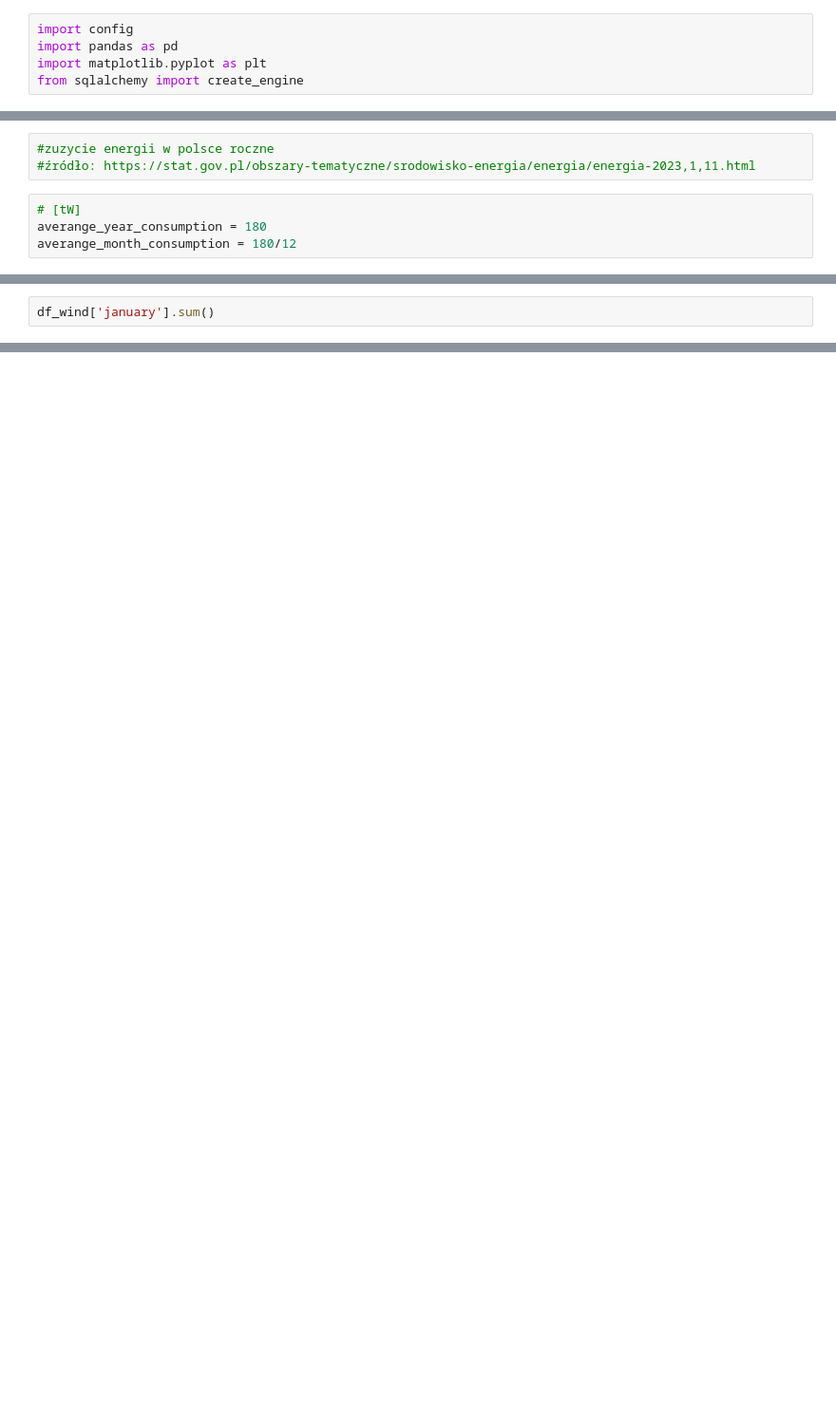
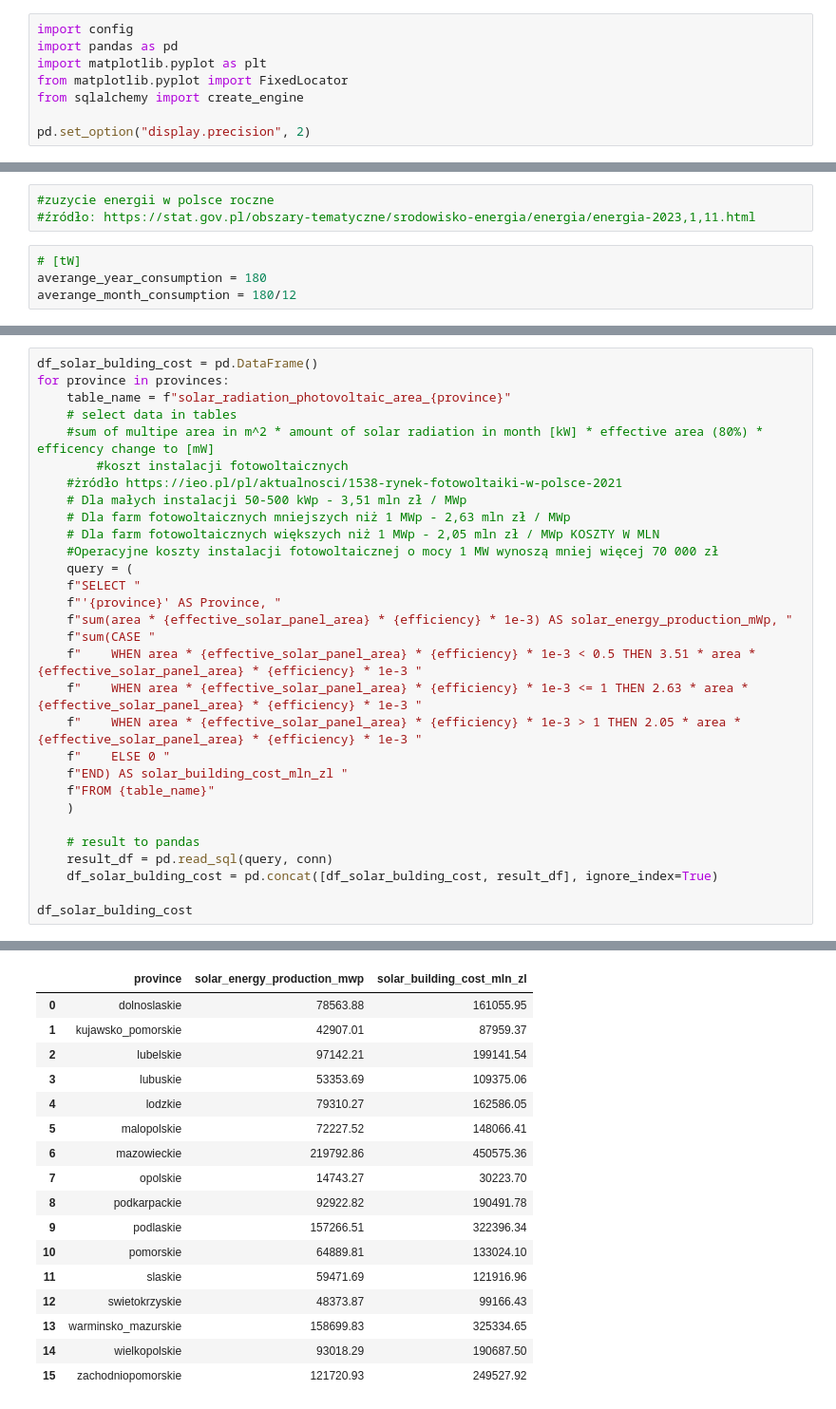
Before and after one commit to geoworldlook/Renewable_energy_optimum_location_function, a Jupyter notebook: Step_5_Analysis_Jupyter.ipynb, the cells around one changed output, grey strips where cells are left out. Shown: that part at 95% size. Drawn from its saved outputs; the diff is of its cells as text; blank space fills up the shorter version.

```diff
--- a/Step_5_Analysis_Jupyter.ipynb
+++ b/Step_5_Analysis_Jupyter.ipynb
@@ -2,7 +2,10 @@
 import config
 import pandas as pd
 import matplotlib.pyplot as plt
+from matplotlib.pyplot import FixedLocator
 from sqlalchemy import create_engine
+
+pd.set_option("display.precision", 2)
 # %%
 #import config dataW
 mysql = config.mysql
@@ -393,3 +390,31 @@ df_solar['january'].sum()
 # %%
-df_wind['january'].sum()
+df_solar_bulding_cost = pd.DataFrame()
+for province in provinces:
+    table_name = f"solar_radiation_photovoltaic_area_{province}"
+    # select data in tables
+    #sum of multipe area in m^2 * amount of solar radiation in month [kW] * effective area (80%) * efficency change to [mW]
+        #koszt instalacji fotowoltaicznych
+    #żródło https://ieo.pl/pl/aktualnosci/1538-rynek-fotowoltaiki-w-polsce-2021
+    # Dla małych instalacji 50-500 kWp - 3,51 mln zł / MWp
+    # Dla farm fotowoltaicznych mniejszych niż 1 MWp - 2,63 mln zł / MWp
+    # Dla farm fotowoltaicznych większych niż 1 MWp - 2,05 mln zł / MWp KOSZTY W MLN
+    #Operacyjne koszty instalacji fotowoltaicznej o mocy 1 MW wynoszą mniej więcej 70 000 zł
+    query = (
+    f"SELECT "
+    f"'{province}' AS Province, "
+    f"sum(area * {effective_solar_panel_area} * {efficiency} * 1e-3) AS solar_energy_production_mWp, "
+    f"sum(CASE "
+    f"    WHEN area * {effective_solar_panel_area} * {efficiency} * 1e-3 < 0.5 THEN 3.51 * area * {effective_solar_panel_area} * {efficiency} * 1e-3 "
+    f"    WHEN area * {effective_solar_panel_area} * {efficiency} * 1e-3 <= 1 THEN 2.63 * area * {effective_solar_panel_area} * {efficiency} * 1e-3 "
+    f"    WHEN area * {effective_solar_panel_area} * {efficiency} * 1e-3 > 1 THEN 2.05 * area * {effective_solar_panel_area} * {efficiency} * 1e-3 "
+    f"    ELSE 0 "
+    f"END) AS solar_building_cost_mln_zl "
+    f"FROM {table_name}"
+    )
+
+    # result to pandas
+    result_df = pd.read_sql(query, conn)
+    df_solar_bulding_cost = pd.concat([df_solar_bulding_cost, result_df], ignore_index=True)
+
+df_solar_bulding_cost
 # %% [output]
@@ -396,0 +421,17 @@ df_wind['january'].sum()
+|  | province | solar_energy_production_mwp | solar_building_cost_mln_zl |
+| 0 | dolnoslaskie | 78563.88 | 161055.95 |
+| 1 | kujawsko_pomorskie | 42907.01 | 87959.37 |
+| 2 | lubelskie | 97142.21 | 199141.54 |
+| 3 | lubuskie | 53353.69 | 109375.06 |
+| 4 | lodzkie | 79310.27 | 162586.05 |
+| 5 | malopolskie | 72227.52 | 148066.41 |
+| 6 | mazowieckie | 219792.86 | 450575.36 |
+| 7 | opolskie | 14743.27 | 30223.70 |
+| 8 | podkarpackie | 92922.82 | 190491.78 |
+| 9 | podlaskie | 157266.51 | 322396.34 |
+| 10 | pomorskie | 64889.81 | 133024.10 |
+| 11 | slaskie | 59471.69 | 121916.96 |
+| 12 | swietokrzyskie | 48373.87 | 99166.43 |
+| 13 | warminsko_mazurskie | 158699.83 | 325334.65 |
+| 14 | wielkopolskie | 93018.29 | 190687.50 |
+| 15 | zachodniopomorskie | 121720.93 | 249527.92 |
```
Also changed, not shown: parts of 7 cells of this notebook.
